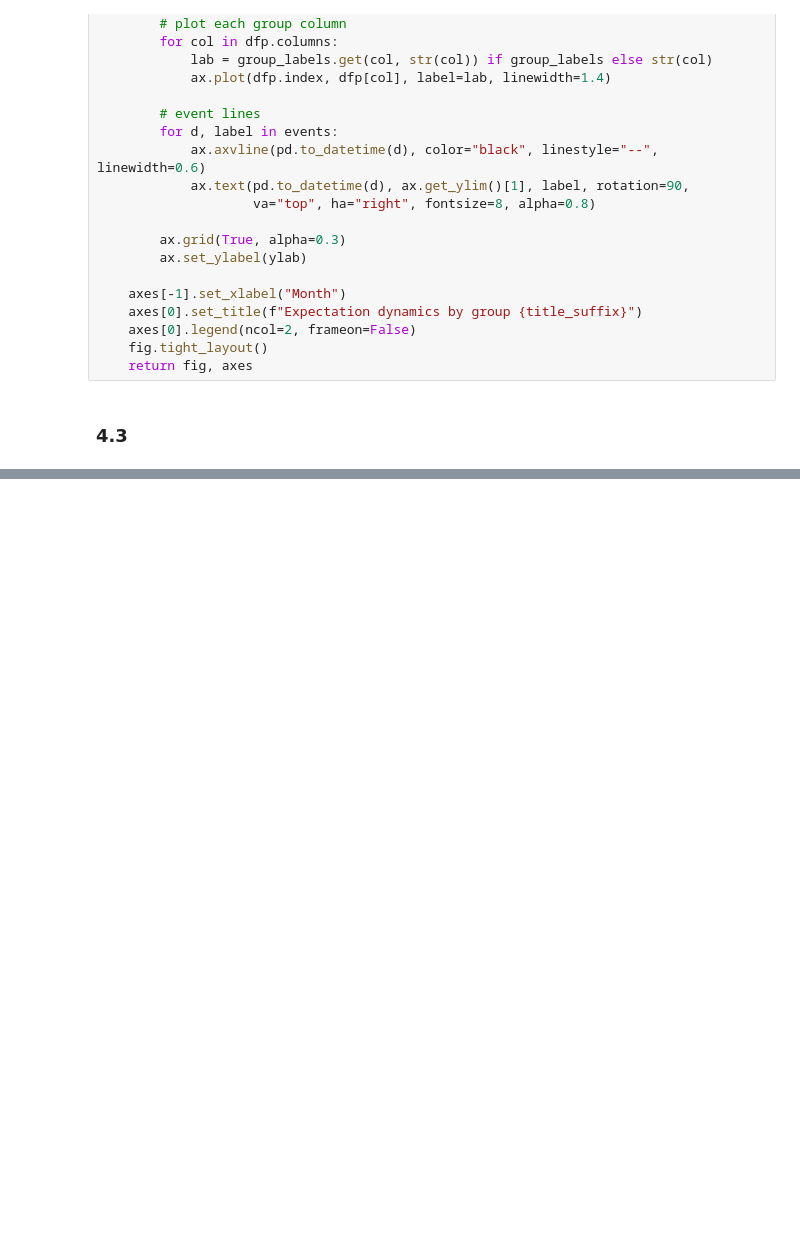
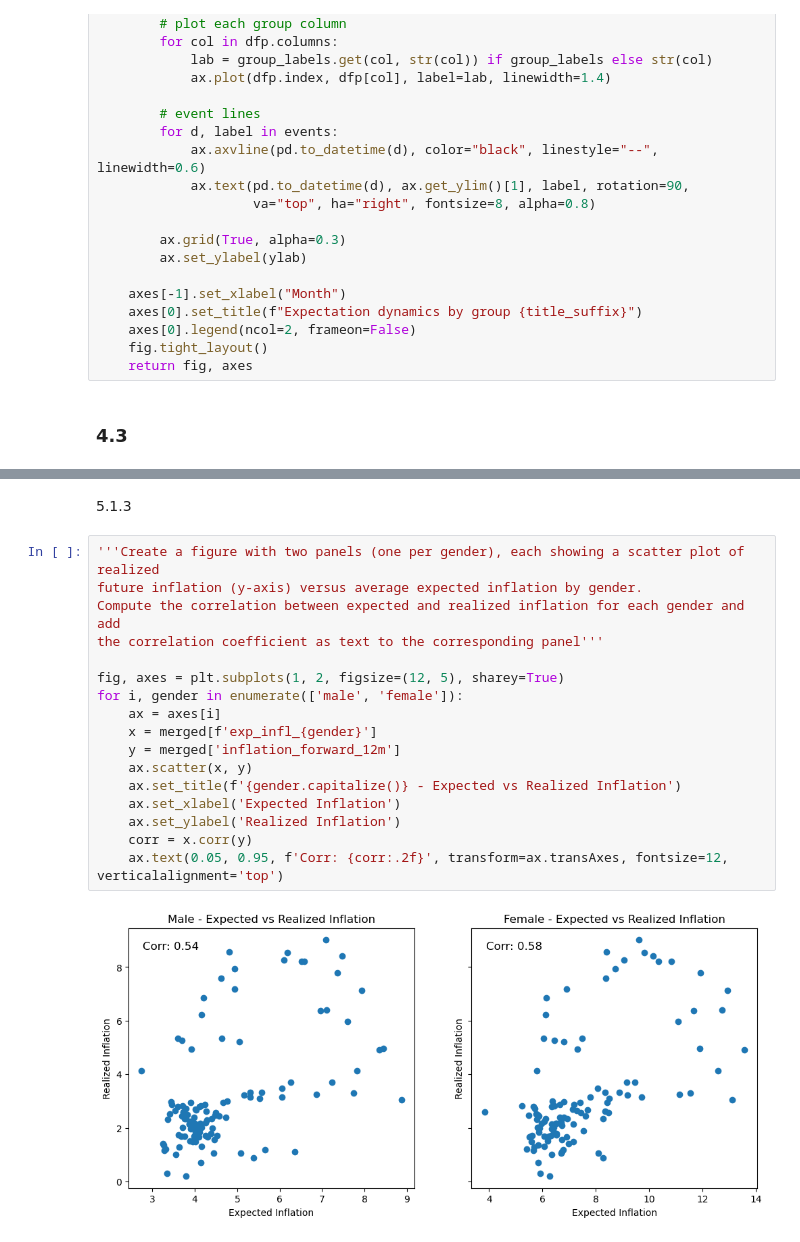
Before and after one commit to OliverNilsen04/TECH2-H25-Term-project, a Jupyter notebook: TermPaper.ipynb, the cells around one changed output, grey strips where cells are left out. Drawn from its saved outputs; the diff is of its cells as text; blank space fills up the shorter version.

```diff
--- a/TermPaper.ipynb
+++ b/TermPaper.ipynb
@@ -397,0 +445,21 @@ TypeError: tuple indices must be integers or slices, not list
+# %% [markdown]
+5.1.3
+# %%
+'''Create a figure with two panels (one per gender), each showing a scatter plot of realized
+future inflation (y-axis) versus average expected inflation by gender.
+Compute the correlation between expected and realized inflation for each gender and add
+the correlation coefficient as text to the corresponding panel'''
+
+fig, axes = plt.subplots(1, 2, figsize=(12, 5), sharey=True)
+for i, gender in enumerate(['male', 'female']):
+    ax = axes[i]
+    x = merged[f'exp_infl_{gender}']
+    y = merged['inflation_forward_12m']
+    ax.scatter(x, y)
+    ax.set_title(f'{gender.capitalize()} - Expected vs Realized Inflation')
+    ax.set_xlabel('Expected Inflation')
+    ax.set_ylabel('Realized Inflation')
+    corr = x.corr(y)
+    ax.text(0.05, 0.95, f'Corr: {corr:.2f}', transform=ax.transAxes, fontsize=12, verticalalignment='top')
+# %% [output]
+[figure, added]
```
Also changed, not shown: parts of 13 cells of this notebook.
